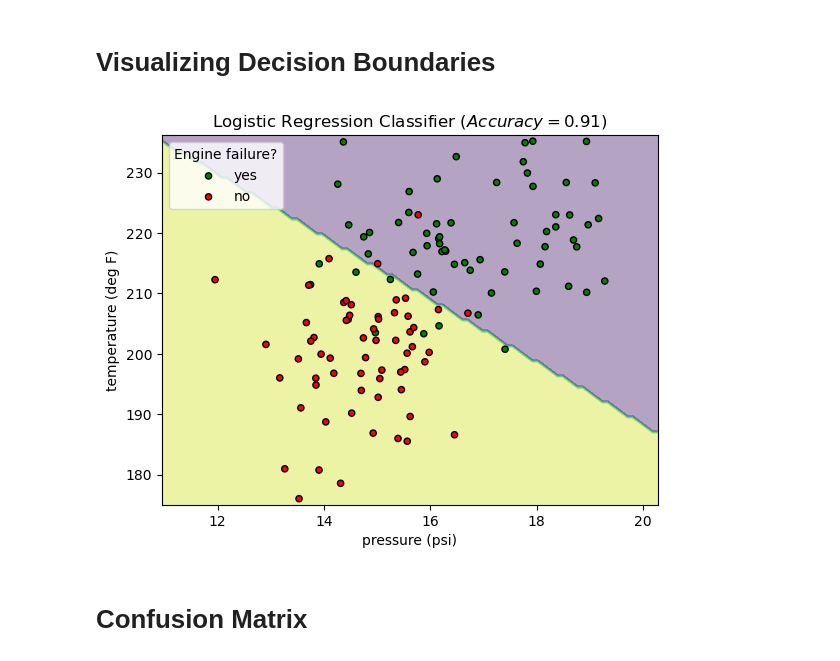
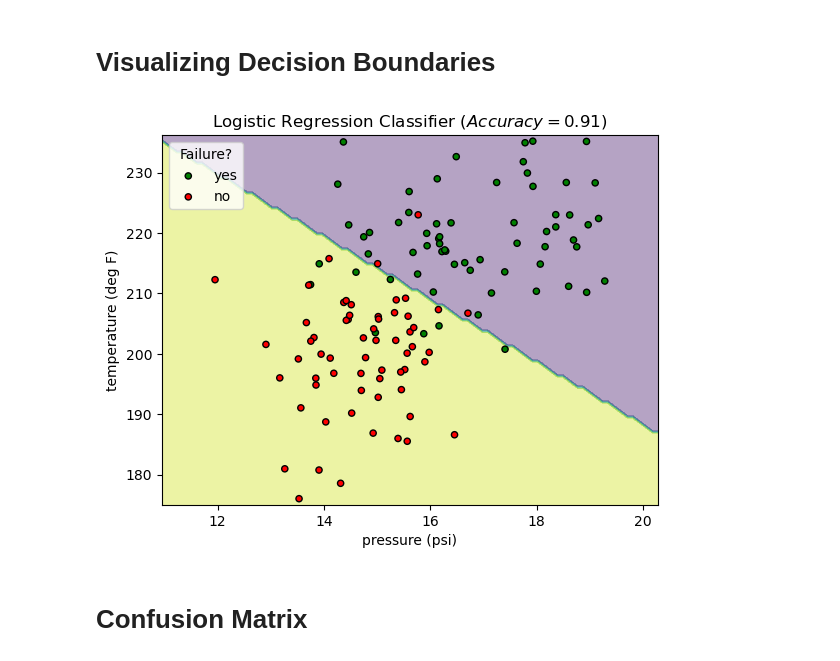
Before and after one commit to papir805/Stanford-ML-Class, a Jupyter notebook: notebooks/logistic_regression.ipynb, the cells around one changed output. Cells and saved outputs as stored; diff of their text form; code cells hidden in the pictures.

```diff
--- a/notebooks/logistic_regression.ipynb
+++ b/notebooks/logistic_regression.ipynb
@@ -108,18 +109,18 @@ test_nos = X_test_copy[X_test_copy['type']=='no']
 # %%
 fig, ax = plt.subplots(1,1)
 DecisionBoundaryDisplay.from_estimator(log_reg_classifier, X_test, alpha=0.4, response_method="predict", ax=ax)
 
 ax.scatter(test_nos[x_label], test_nos[y_label], c=test_nos['color'], s=20, edgecolor="k", label='yes')
 
 ax.scatter(test_yesses[x_label], test_yesses[y_label], c=test_yesses['color'], s=20, edgecolor="k", label='no')
 
-ax.legend(title='Engine failure?')
+ax.legend(title='Failure?')
 ax.set_title(f'Logistic Regression Classifier $(Accuracy = {accuracy:.2f})$')
 
 #plt.tight_layout()
 plt.show()
 # %% [output]
-[figure, old version]
+[figure, new version]
 # %% [markdown]
 # Confusion Matrix
 # %%
```
Also changed, not shown: parts of 1 cell of this notebook, 1 other file.
